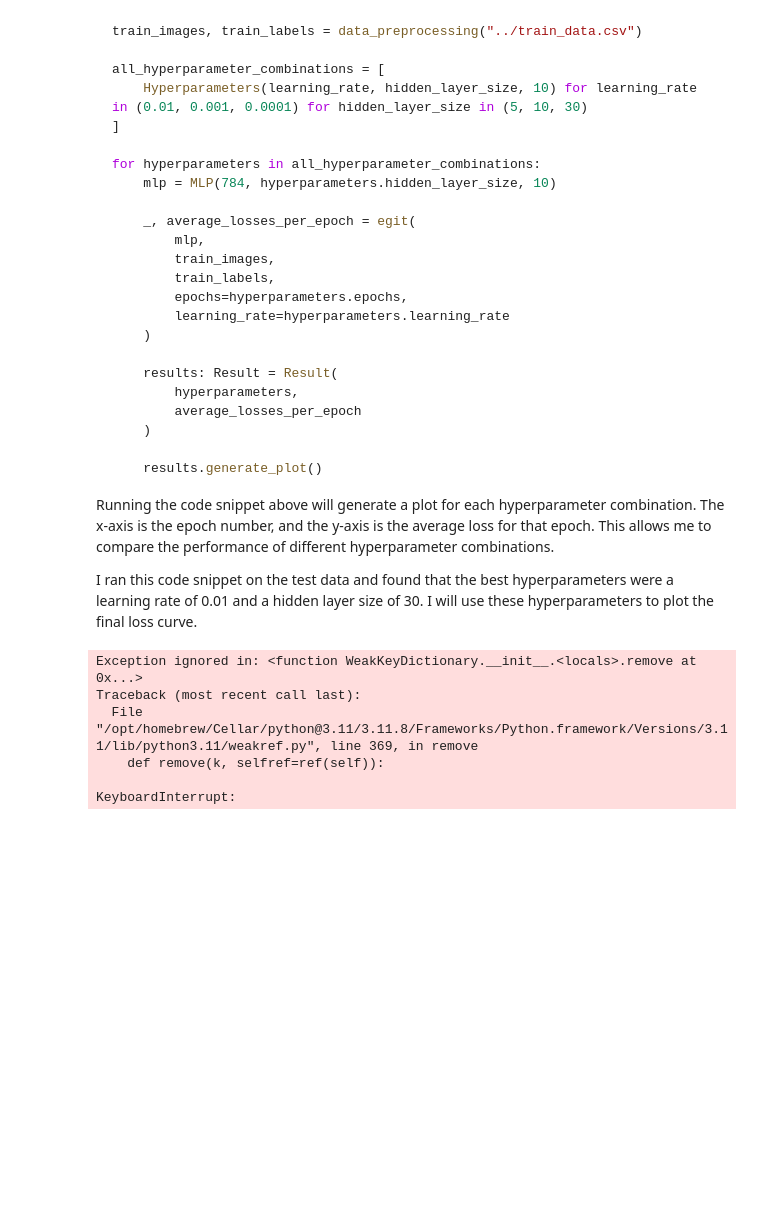
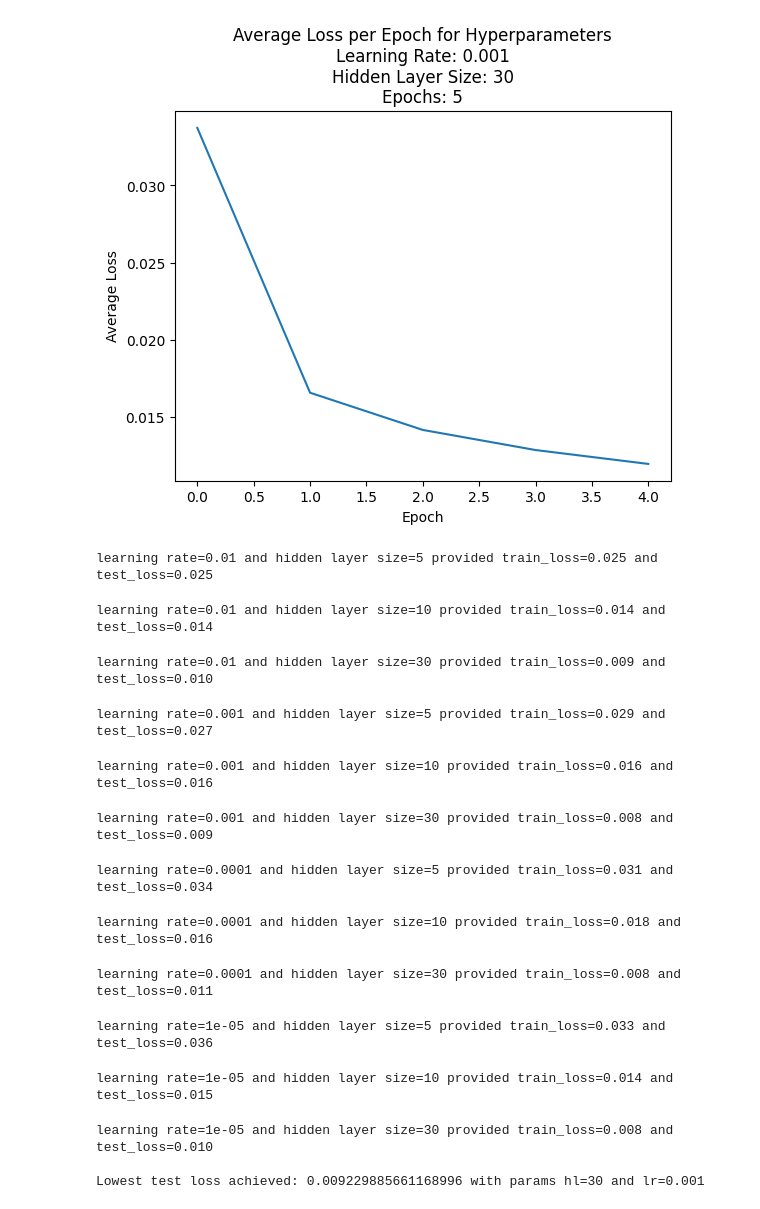
Before and after one commit to y4nci/mlp-from-scratch, a Jupyter notebook: src/the2.ipynb, the cells around one changed output. Cells and saved outputs as stored; diff of their text form; code cells hidden in the pictures; blank space fills up the shorter version.

````diff
--- a/src/the2.ipynb
+++ b/src/the2.ipynb
@@ -1883,69 +1885,34 @@ def prepare_data(data: MNISTDataType) -> tuple[gergen, gergen]:
-# %% [markdown]
-```python
-train_images, train_labels = data_preprocessing("../train_data.csv")
-
-all_hyperparameter_combinations = [
-    Hyperparameters(learning_rate, hidden_layer_size, 10) for learning_rate in (0.01, 0.001, 0.0001) for hidden_layer_size in (5, 10, 30)
-]
-
-for hyperparameters in all_hyperparameter_combinations:
-    mlp = MLP(784, hyperparameters.hidden_layer_size, 10)
-
-    _, average_losses_per_epoch = egit(
-        mlp,
-        train_images,
-        train_labels,
-        epochs=hyperparameters.epochs,
-        learning_rate=hyperparameters.learning_rate
-    )
-
-    results: Result = Result(
-        hyperparameters,
-        average_losses_per_epoch
-    )
-
-    results.generate_plot()
-```
-
-Running the code snippet above will generate a plot for each hyperparameter combination. The x-axis is the epoch number, and the y-axis is the average loss for that epoch. This allows me to compare the performance of different hyperparameter combinations.
-
-I ran this code snippet on the test data and found that the best hyperparameters were a learning rate of 0.01 and a hidden layer size of 30. I will use these hyperparameters to plot the final loss curve.
 # %%
 # Load the data
 train_data_path = "../train_data.csv"
 test_data_path = "../test_data.csv"
 data, labels = data_preprocessing(train_data_path)
 test_data, test_labels = data_preprocessing(test_data_path)
 # Initialize the MLP with input, hidden, and output layers
 input_size = 28*28
 hidden_size = 30
 output_size = 10
 mlp = MLP(input_size=input_size, hidden_size=hidden_size, output_size=output_size)
 
 # Train the MLP using your preferred training loop
 epochs = 5
-learning_rate = 0.01
+learning_rate = 0.001
 
 trained_mlp, loss_history = egit(mlp, data, labels, epochs, learning_rate)
 test_loss = test(mlp, test_data, test_labels)
 
 result = Result(
     Hyperparameters(
         learning_rate=learning_rate,
         hidden_layer_size=hidden_size,
         epochs=epochs
     ),
     loss_history,
 )
 
 result.generate_plot()
 # %% [output]
-Exception ignored in: <function WeakKeyDictionary.__init__.<locals>.remove at 0x...>
-Traceback (most recent call last):
-  File "/opt/homebrew/Cellar/python@3.11/3.11.8/Frameworks/Python.framework/Versions/3.11/lib/python3.11/weakref.py", line 369, in remove
-    def remove(k, selfref=ref(self)):
-
-KeyboardInterrupt:
+[figure, added]
 # %%
 learning_rates = [1e-2, 1e-3, 1e-4,1e-5]
 hidden_layer_sizes = [5, 10, 30]
@@ -1994,5 +1961,20 @@ for lr in learning_rates:
             )
 
 print(f'\nLowest test loss achieved: {best_loss} with params hl={best_hl} and lr={best_lr}')
+# %% [output]
+learning rate=0.01 and hidden layer size=5 provided train_loss=0.025 and test_loss=0.025
+learning rate=0.01 and hidden layer size=10 provided train_loss=0.014 and test_loss=0.014
+learning rate=0.01 and hidden layer size=30 provided train_loss=0.009 and test_loss=0.010
+learning rate=0.001 and hidden layer size=5 provided train_loss=0.029 and test_loss=0.027
+learning rate=0.001 and hidden layer size=10 provided train_loss=0.016 and test_loss=0.016
+learning rate=0.001 and hidden layer size=30 provided train_loss=0.008 and test_loss=0.009
+learning rate=0.0001 and hidden layer size=5 provided train_loss=0.031 and test_loss=0.034
+learning rate=0.0001 and hidden layer size=10 provided train_loss=0.018 and test_loss=0.016
+learning rate=0.0001 and hidden layer size=30 provided train_loss=0.008 and test_loss=0.011
+learning rate=1e-05 and hidden layer size=5 provided train_loss=0.033 and test_loss=0.036
+learning rate=1e-05 and hidden layer size=10 provided train_loss=0.014 and test_loss=0.015
+learning rate=1e-05 and hidden layer size=30 provided train_loss=0.008 and test_loss=0.010
+
+Lowest test loss achieved: 0.009229885661168996 with params hl=30 and lr=0.001
 # %%
 best_result.generate_plot()
````
Also changed, not shown: parts of 3 cells of this notebook.
